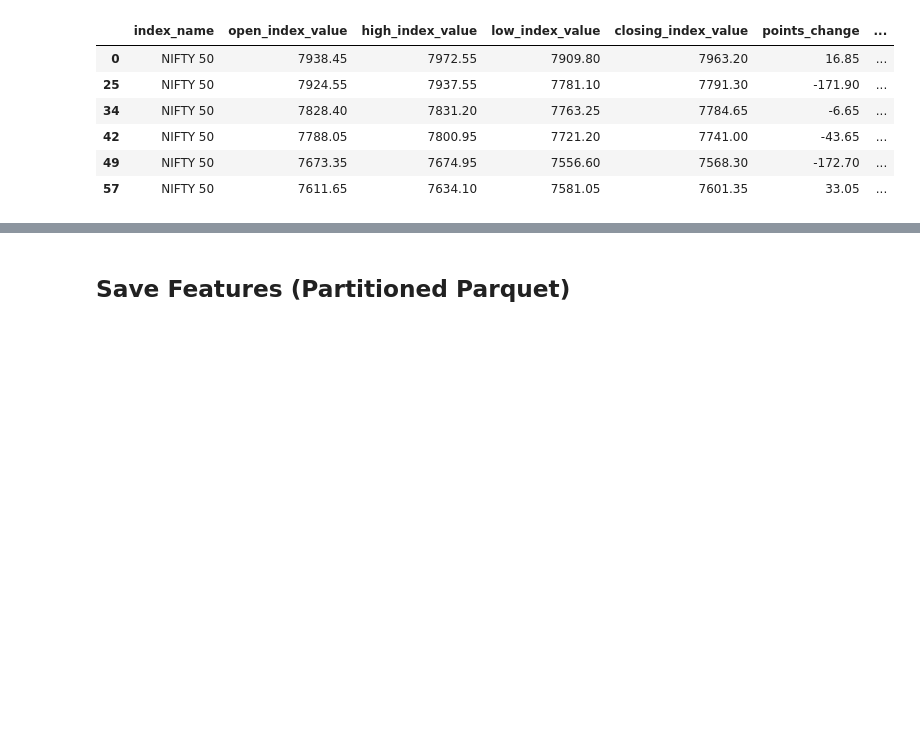
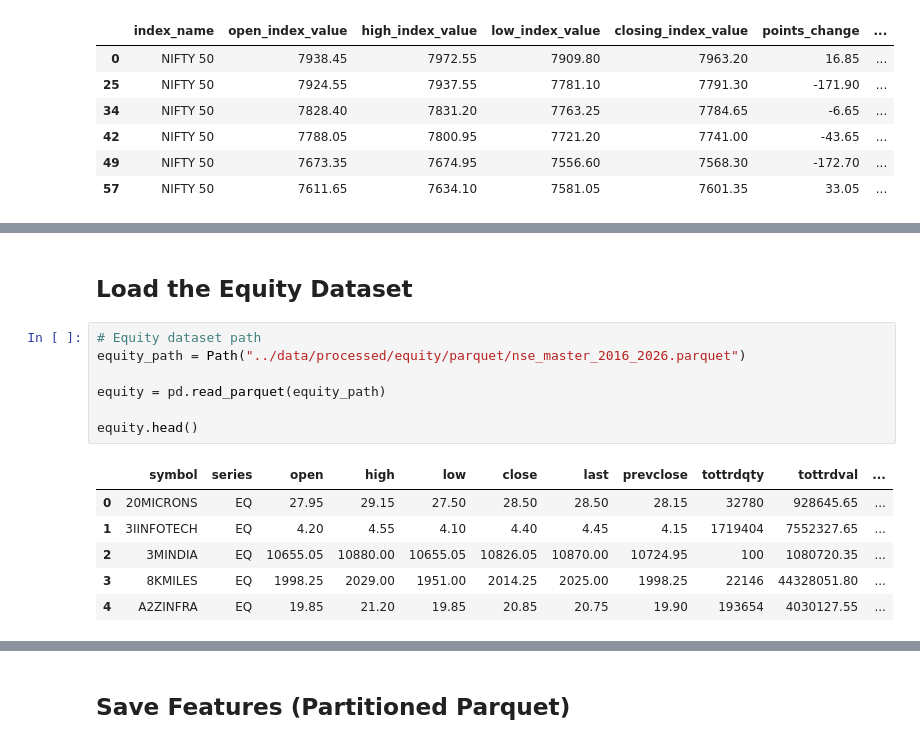
Before and after one commit to Hunter926261/NSE-NIFTY-50-DATA-PIPELINE, a Jupyter notebook: notebooks/01_index_feature_engineering.ipynb, the cells around one changed output, grey strips where cells are left out. Saved outputs shown, nothing was run; the diff lists cells and outputs as text; blank space fills up the shorter version.

```diff
--- a/notebooks/01_index_feature_engineering.ipynb
+++ b/notebooks/01_index_feature_engineering.ipynb
@@ -202,0 +211,16 @@ df.head(6)
+# %% [markdown]
+## Load the Equity Dataset
+# %%
+# Equity dataset path
+equity_path = Path("../data/processed/equity/parquet/nse_master_2016_2026.parquet")
+
+equity = pd.read_parquet(equity_path)
+
+equity.head()
+# %% [output]
+|  | symbol | series | open | high | low | close | last | prevclose | tottrdqty | tottrdval | ... |
+| 0 | 20MICRONS | EQ | 27.95 | 29.15 | 27.50 | 28.50 | 28.50 | 28.15 | 32780 | 928645.65 | ... |
+| 1 | 3IINFOTECH | EQ | 4.20 | 4.55 | 4.10 | 4.40 | 4.45 | 4.15 | 1719404 | 7552327.65 | ... |
+| 2 | 3MINDIA | EQ | 10655.05 | 10880.00 | 10655.05 | 10826.05 | 10870.00 | 10724.95 | 100 | 1080720.35 | ... |
+| 3 | 8KMILES | EQ | 1998.25 | 2029.00 | 1951.00 | 2014.25 | 2025.00 | 1998.25 | 22146 | 44328051.80 | ... |
+| 4 | A2ZINFRA | EQ | 19.85 | 21.20 | 19.85 | 20.85 | 20.75 | 19.90 | 193654 | 4030127.55 | ... |
```
Also changed, not shown: parts of 10 cells of this notebook, 1 other file.
